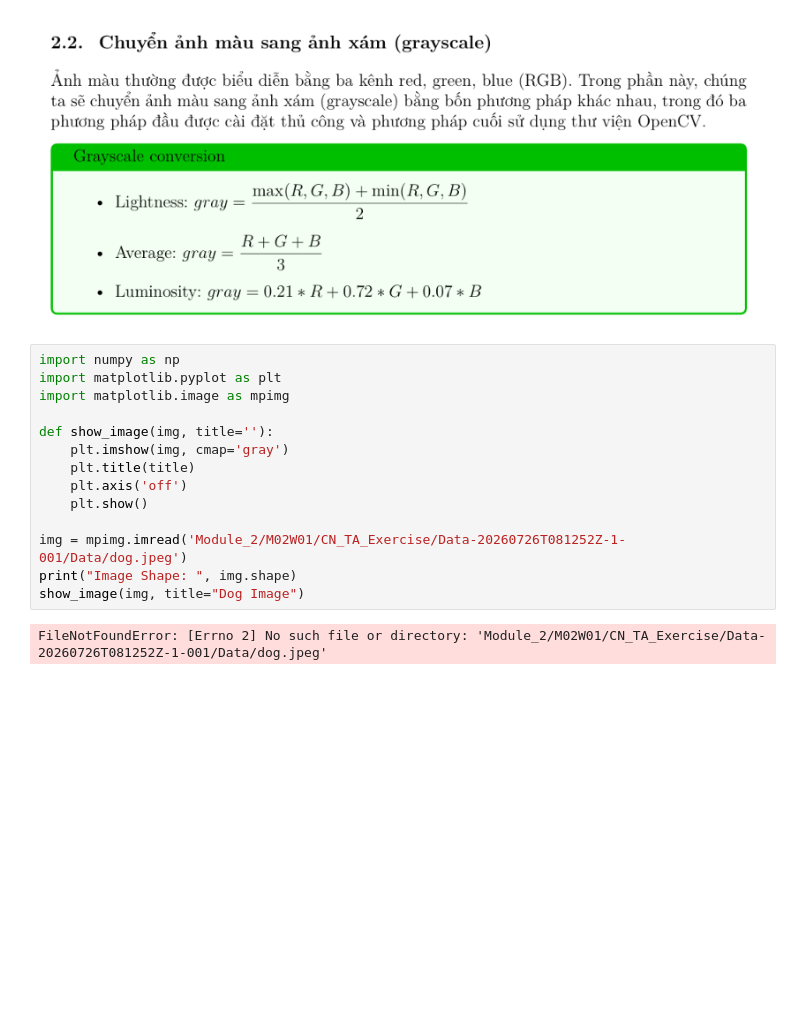
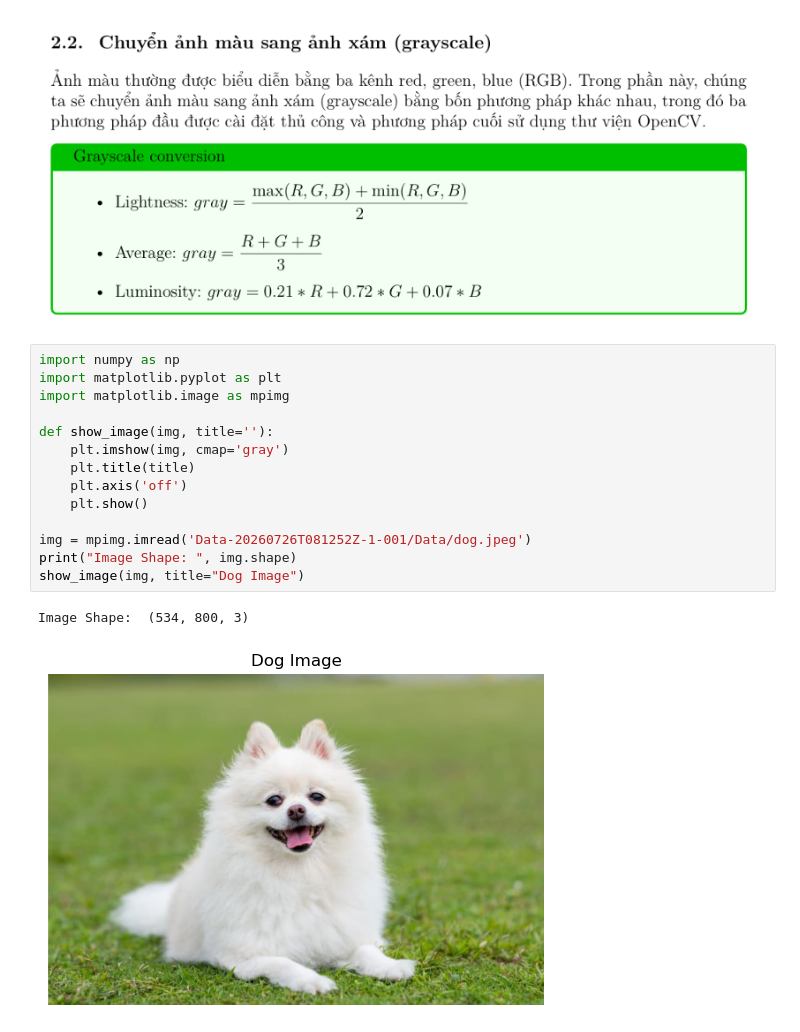
Before and after one commit to QUYTS0/AIO_2026, a Jupyter notebook: Module_2/M02W01/T8_TA_Exercise/practice.ipynb, the cells around one changed output. Cells and saved outputs as stored; diff of their text form; blank space fills up the shorter version.

Commit message:
sync data

```diff
--- a/Module_2/M02W01/T8_TA_Exercise/practice.ipynb
+++ b/Module_2/M02W01/T8_TA_Exercise/practice.ipynb
@@ -54,16 +54,17 @@ The cosine similarity of the two vectors using scipy is:  0.7018576030000281
 # %%
 import numpy as np
 import matplotlib.pyplot as plt
 import matplotlib.image as mpimg
 
 def show_image(img, title=''):
     plt.imshow(img, cmap='gray')
     plt.title(title)
     plt.axis('off')
     plt.show()
 
-img = mpimg.imread('Module_2/M02W01/CN_TA_Exercise/Data-20260726T081252Z-1-001/Data/dog.jpeg')
+img = mpimg.imread('Data-20260726T081252Z-1-001/Data/dog.jpeg')
 print("Image Shape: ", img.shape)
 show_image(img, title="Dog Image")
 # %% [output]
-FileNotFoundError: [Errno 2] No such file or directory: 'Module_2/M02W01/CN_TA_Exercise/Data-20260726T081252Z-1-001/Data/dog.jpeg'
+Image Shape:  (534, 800, 3)
+[figure, added]
```
Also changed, not shown: parts of 2 cells of this notebook, 27 other files.
